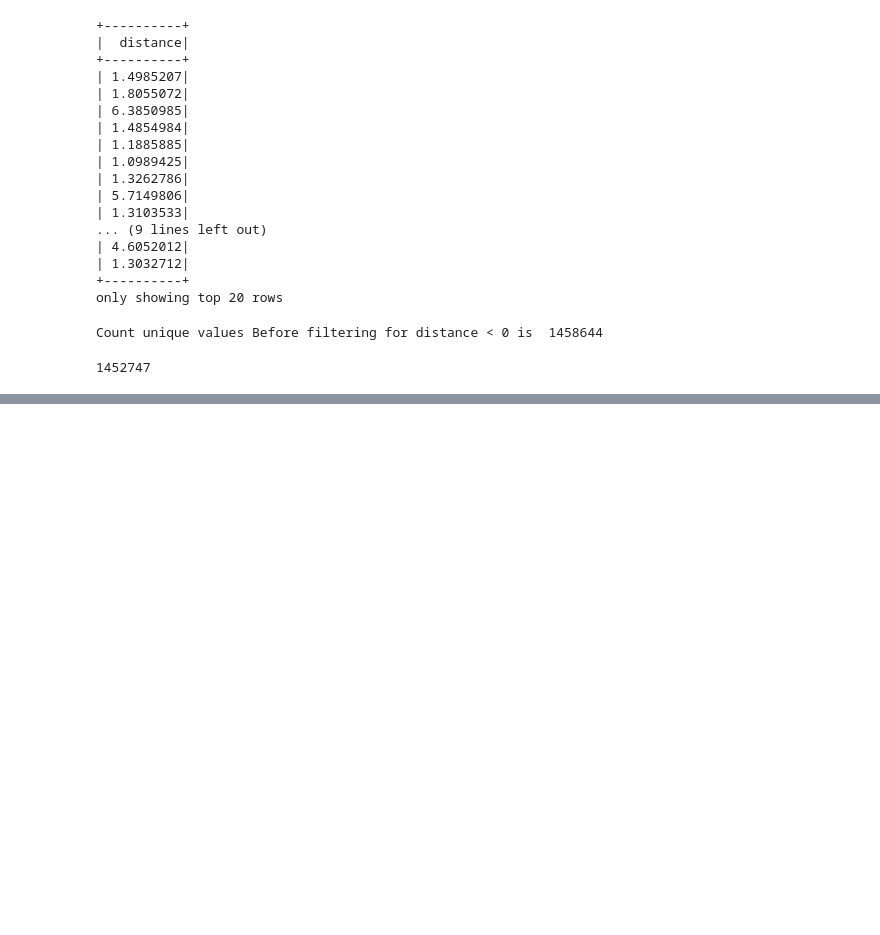
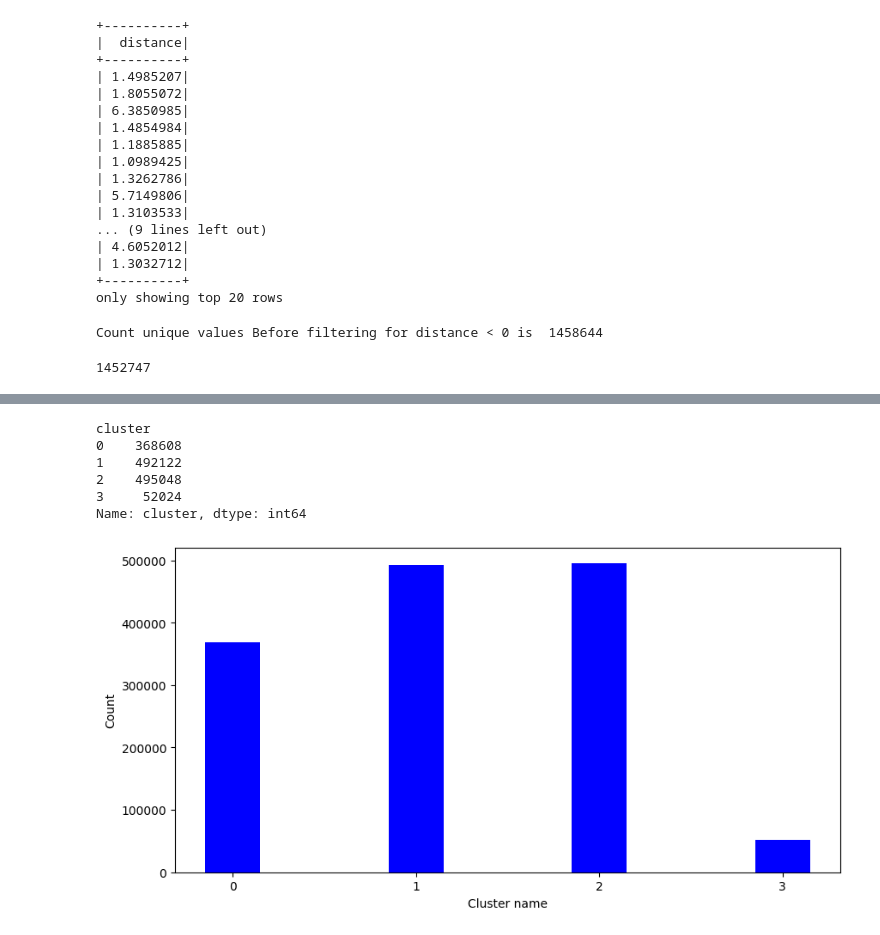
Before and after one commit to adam-25/NYC-taxi-Trip-duration-BigData-Analysis, a Jupyter notebook: Clustering.ipynb, the cells around one changed output, grey strips where cells are left out. Saved outputs shown, nothing was run; the diff lists cells and outputs as text; code cells hidden in the pictures; blank space fills up the shorter version.

```diff
--- a/Clustering.ipynb
+++ b/Clustering.ipynb
@@ -343,0 +308,26 @@ PythonException: ignored
+# %%
+# We can see that the graph above levels off at around k=5. So we will use that as our number of clusters
+# Now we will create a k-means clustering model that uses 5 clusters (k=5)
+kmeans = KMeans(n_clusters=4, init='k-means++', random_state=0)
+clusters = kmeans.fit_predict(scaled_X)
+# %%
+# Graph out the size of each cluster
+
+X['cluster'] = clusters
+cluster_counts = X.groupby(['cluster'])['cluster'].count()
+
+print(cluster_counts.head())
+
+plt.figure(figsize=(10, 5), dpi=100)
+plt.bar(['0', '1', '2', '3'], cluster_counts.values, color='blue', width = 0.3)
+plt.xlabel('Cluster name')
+plt.ylabel('Count')
+plt.show()
+# %% [output]
+cluster
+0    368608
+1    492122
+2    495048
+3     52024
+Name: cluster, dtype: int64
+[figure, added]
```
Also changed, not shown: parts of 13 cells of this notebook.
